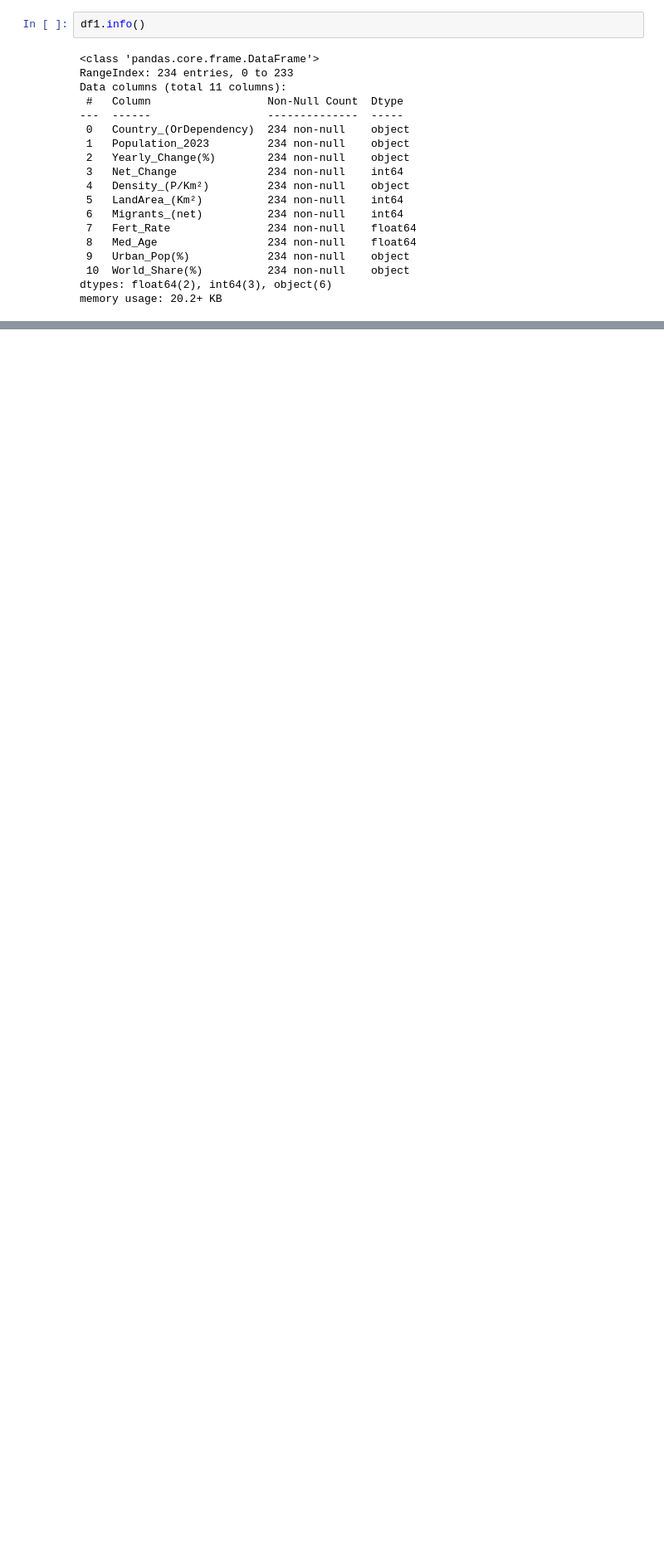
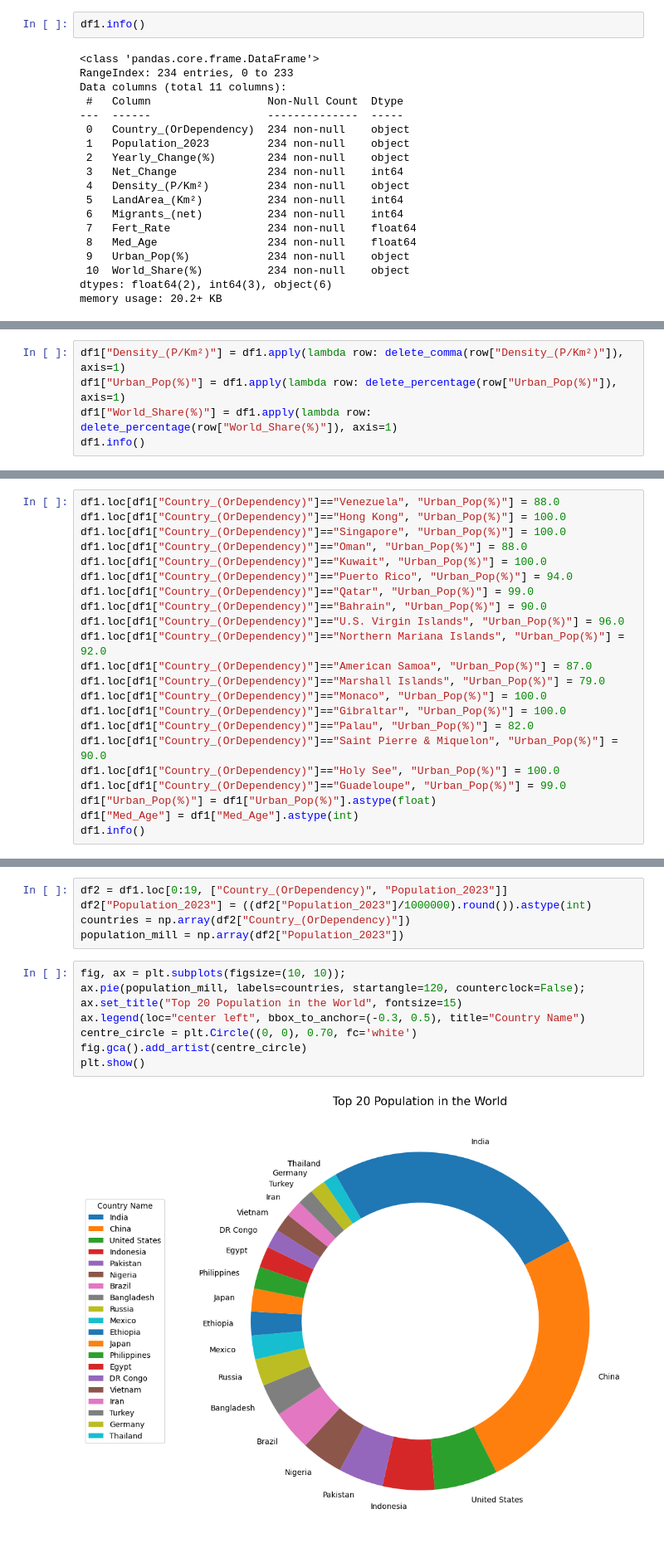
Before and after one commit to nsanced/poblacion-mundial-2023, a Jupyter notebook: poblacion_mundial_2023.ipynb, the cells around one changed output, grey strips where cells are left out. Shown: that part at 83% size. Drawn from its saved outputs; the diff is of its cells as text; blank space fills up the shorter version.

```diff
--- a/poblacion_mundial_2023.ipynb
+++ b/poblacion_mundial_2023.ipynb
@@ -105,0 +121,5 @@ memory usage: 20.2+ KB
+# %%
+df1["Density_(P/Km²)"] = df1.apply(lambda row: delete_comma(row["Density_(P/Km²)"]), axis=1)
+df1["Urban_Pop(%)"] = df1.apply(lambda row: delete_percentage(row["Urban_Pop(%)"]), axis=1)
+df1["World_Share(%)"] = df1.apply(lambda row: delete_percentage(row["World_Share(%)"]), axis=1)
+df1.info()
@@ -105,0 +166,22 @@ memory usage: 20.2+ KB
+# %%
+df1.loc[df1["Country_(OrDependency)"]=="Venezuela", "Urban_Pop(%)"] = 88.0
+df1.loc[df1["Country_(OrDependency)"]=="Hong Kong", "Urban_Pop(%)"] = 100.0
+df1.loc[df1["Country_(OrDependency)"]=="Singapore", "Urban_Pop(%)"] = 100.0
+df1.loc[df1["Country_(OrDependency)"]=="Oman", "Urban_Pop(%)"] = 88.0
+df1.loc[df1["Country_(OrDependency)"]=="Kuwait", "Urban_Pop(%)"] = 100.0
+df1.loc[df1["Country_(OrDependency)"]=="Puerto Rico", "Urban_Pop(%)"] = 94.0
+df1.loc[df1["Country_(OrDependency)"]=="Qatar", "Urban_Pop(%)"] = 99.0
+df1.loc[df1["Country_(OrDependency)"]=="Bahrain", "Urban_Pop(%)"] = 90.0
+df1.loc[df1["Country_(OrDependency)"]=="U.S. Virgin Islands", "Urban_Pop(%)"] = 96.0
+df1.loc[df1["Country_(OrDependency)"]=="Northern Mariana Islands", "Urban_Pop(%)"] = 92.0
+df1.loc[df1["Country_(OrDependency)"]=="American Samoa", "Urban_Pop(%)"] = 87.0
+df1.loc[df1["Country_(OrDependency)"]=="Marshall Islands", "Urban_Pop(%)"] = 79.0
+df1.loc[df1["Country_(OrDependency)"]=="Monaco", "Urban_Pop(%)"] = 100.0
+df1.loc[df1["Country_(OrDependency)"]=="Gibraltar", "Urban_Pop(%)"] = 100.0
+df1.loc[df1["Country_(OrDependency)"]=="Palau", "Urban_Pop(%)"] = 82.0
+df1.loc[df1["Country_(OrDependency)"]=="Saint Pierre & Miquelon", "Urban_Pop(%)"] = 90.0
+df1.loc[df1["Country_(OrDependency)"]=="Holy See", "Urban_Pop(%)"] = 100.0
+df1.loc[df1["Country_(OrDependency)"]=="Guadeloupe", "Urban_Pop(%)"] = 99.0
+df1["Urban_Pop(%)"] = df1["Urban_Pop(%)"].astype(float)
+df1["Med_Age"] = df1["Med_Age"].astype(int)
+df1.info()
@@ -105,0 +207,15 @@ memory usage: 20.2+ KB
+# %%
+df2 = df1.loc[0:19, ["Country_(OrDependency)", "Population_2023"]]
+df2["Population_2023"] = ((df2["Population_2023"]/1000000).round()).astype(int)
+countries = np.array(df2["Country_(OrDependency)"])
+population_mill = np.array(df2["Population_2023"])
+# %%
+fig, ax = plt.subplots(figsize=(10, 10));
+ax.pie(population_mill, labels=countries, startangle=120, counterclock=False);
+ax.set_title("Top 20 Population in the World", fontsize=15)
+ax.legend(loc="center left", bbox_to_anchor=(-0.3, 0.5), title="Country Name")
+centre_circle = plt.Circle((0, 0), 0.70, fc='white')
+fig.gca().add_artist(centre_circle)
+plt.show()
+# %% [output]
+[figure, added]
```
Also changed, not shown: parts of 7 cells of this notebook.
